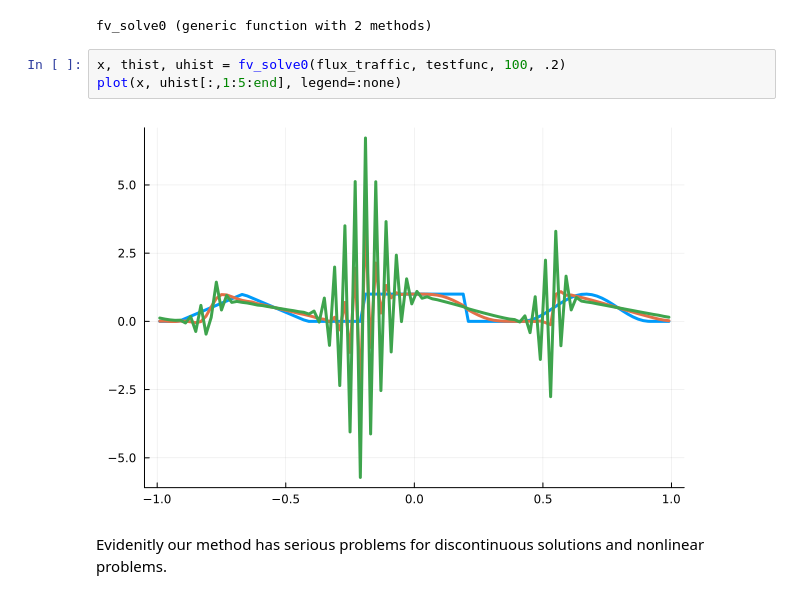
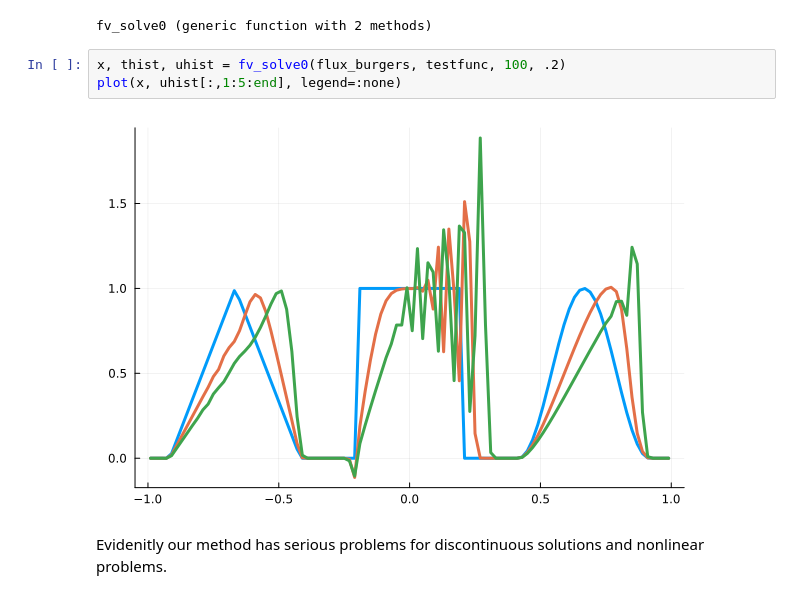
Before and after one commit to cu-numpde/spring26, a Jupyter notebook: slides/2026-04-10-finite-volume.ipynb, the cells around one changed output. Cells and saved outputs as stored; diff of their text form.

```diff
--- a/slides/2026-04-10-finite-volume.ipynb
+++ b/slides/2026-04-10-finite-volume.ipynb
@@ -162,10 +160,10 @@ end
 # %% [output]
 fv_solve0 (generic function with 2 methods)
 # %%
-x, thist, uhist = fv_solve0(flux_traffic, testfunc, 100, .2)
+x, thist, uhist = fv_solve0(flux_burgers, testfunc, 100, .2)
 plot(x, uhist[:,1:5:end], legend=:none)
 # %% [output]
-[figure, old version]
+[figure, new version]
 # %% [markdown]
 Evidenitly our method has serious problems for discontinuous solutions and nonlinear problems.
 # %% [markdown]
```
Also changed, not shown: parts of 5 cells of this notebook, 2 other files.
